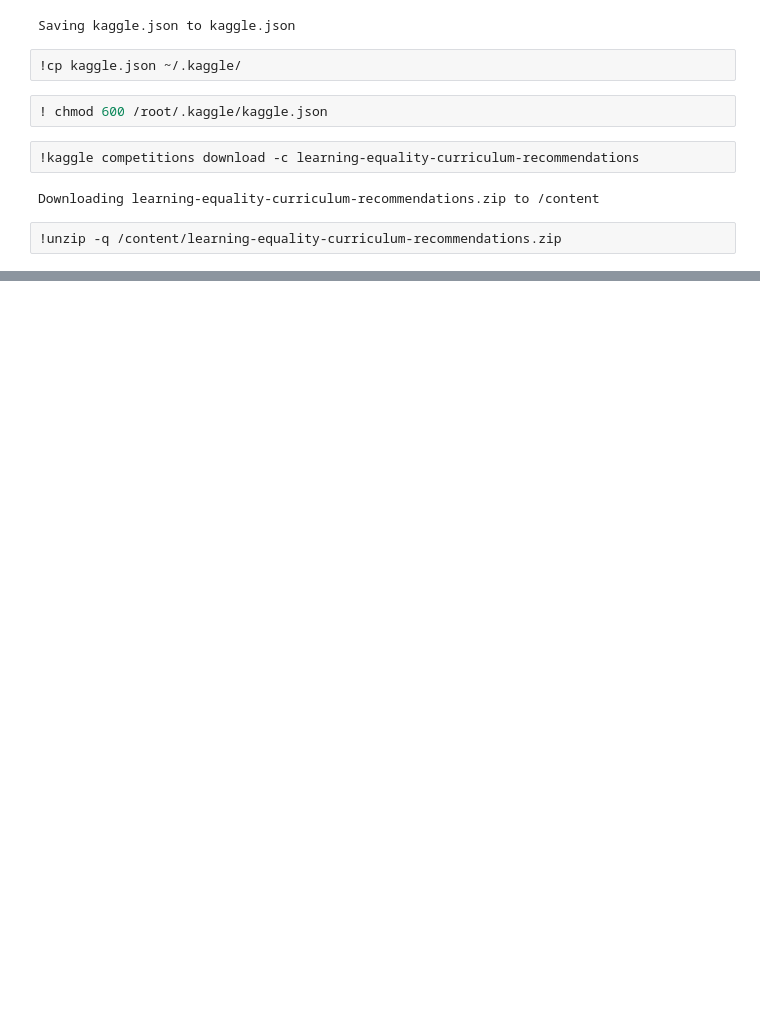
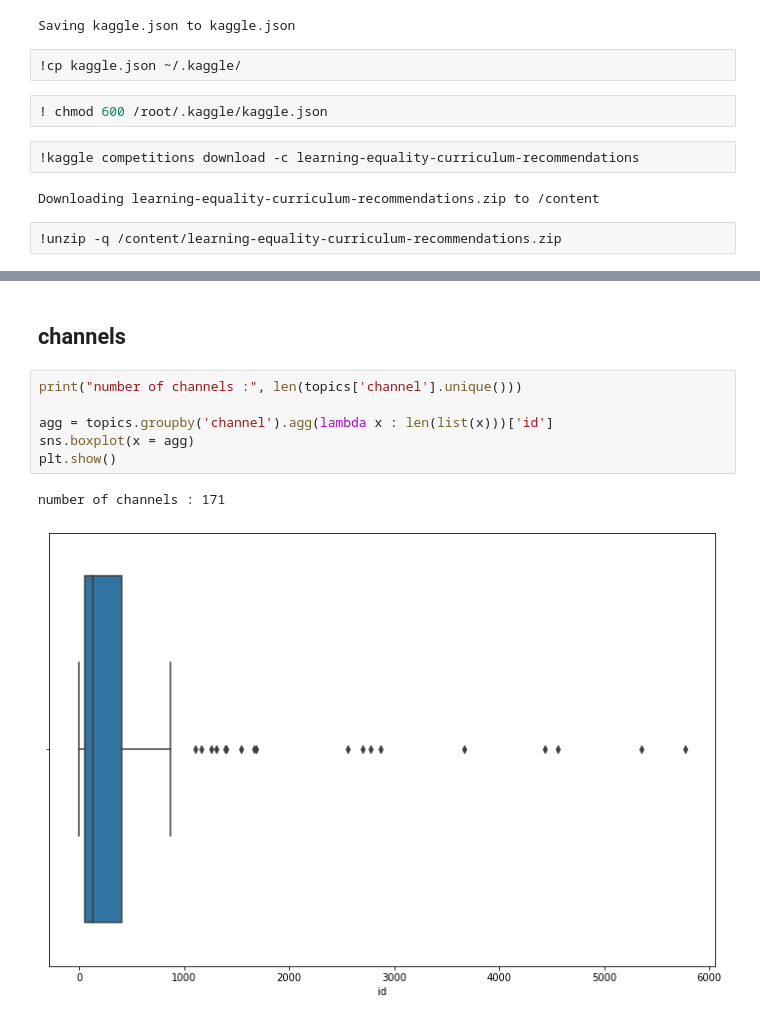
Before and after one commit to hr1588/NLP, a Jupyter notebook: kaggle_nlp.ipynb, the cells around one changed output, grey strips where cells are left out. Saved outputs shown, nothing was run; the diff lists cells and outputs as text; blank space fills up the shorter version.

```diff
--- a/kaggle_nlp.ipynb
+++ b/kaggle_nlp.ipynb
@@ -111,0 +99,11 @@ corr.head() # topic과 join
+# %% [markdown]
+## channels
+# %%
+print("number of channels :", len(topics['channel'].unique()))
+
+agg = topics.groupby('channel').agg(lambda x : len(list(x)))['id']
+sns.boxplot(x = agg)
+plt.show()
+# %% [output]
+number of channels : 171
+[figure, added]
```
Also changed, not shown: parts of 50 cells of this notebook.
